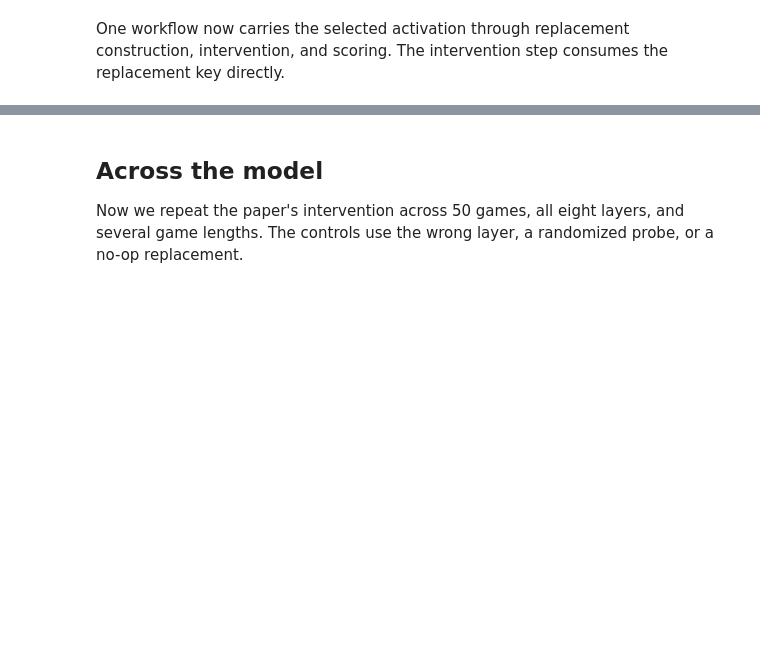
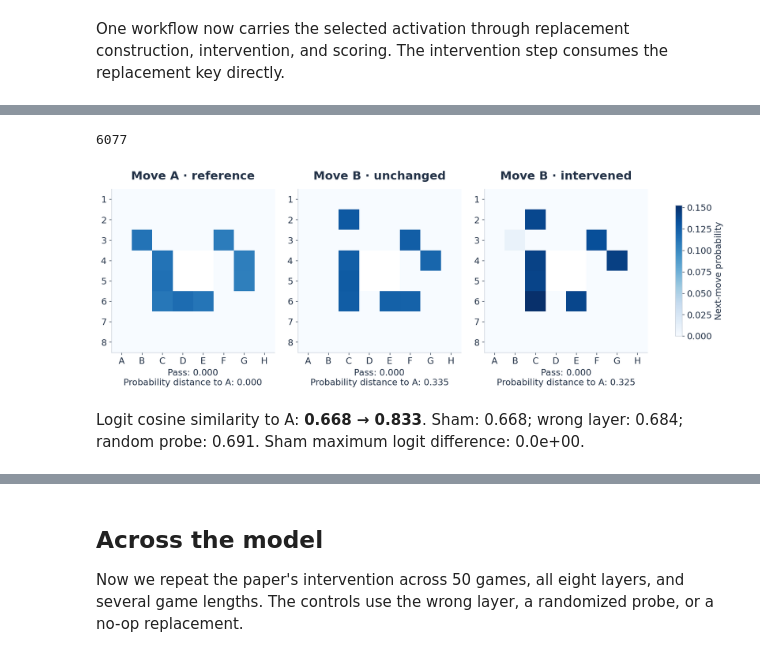
Before and after one commit to Xmaster6y/tdhook, a Jupyter notebook: docs/source/notebooks/tutorials/othello-research-reproduction.ipynb, the cells around one changed output, grey strips where cells are left out. Drawn from its saved outputs; the diff is of its cells as text; code cells hidden in the pictures; blank space fills up the shorter version.

Commit message:
Clarify workflow results in Othello and circuit notebooks

```diff
--- a/docs/source/notebooks/tutorials/othello-research-reproduction.ipynb
+++ b/docs/source/notebooks/tutorials/othello-research-reproduction.ipynb
@@ -336,0 +385,30 @@ The optimized activation matches the requested board after **4 steps**. TDHook d
+# %%
+behavior_result = behavior_workflow(behavior_model, behavior_inputs)
+behavior_view = behavior_result["views", "prediction_comparison"]
+behavior_view["configuration"] = {
+    "game_index": 0,
+    "game_length": 10,
+    "layer": 4,
+    "reference_tokens": behavior_inputs["reference_input"].cpu().tolist(),
+    "alternative_tokens": behavior_inputs["alternative_input"].cpu().tolist(),
+}
+Path("figures").mkdir(exist_ok=True)
+Path("figures/othello-prediction-comparison.json").write_text(json.dumps(behavior_view, indent=2))
+# %% [output]
+6077
+# %%
+# This cell can be rerun from JSON without a model or optimization.
+saved_view = json.loads(Path("figures/othello-prediction-comparison.json").read_text())
+finish_figure(plot_prediction_comparison(saved_view), "othello-prediction-comparison")
+scores = saved_view["scores"]
+display(
+    Markdown(
+        f"Logit cosine similarity to A: **{scores['clean']:.3f} → {scores['intervention']:.3f}**. "
+        f"Sham: {scores['sham']:.3f}; wrong layer: {scores['wrong_layer']:.3f}; "
+        f"random probe: {scores['randomized_probe']:.3f}. "
+        f"Sham maximum logit difference: {saved_view['sham_max_abs_logit_difference']:.1e}."
+    )
+)
+# %% [output]
+[figure, added]
+Logit cosine similarity to A: **0.668 → 0.833**. Sham: 0.668; wrong layer: 0.684; random probe: 0.691. Sham maximum logit difference: 0.0e+00.
```
Also changed, not shown: parts of 10 cells of this notebook, 6 other files.
